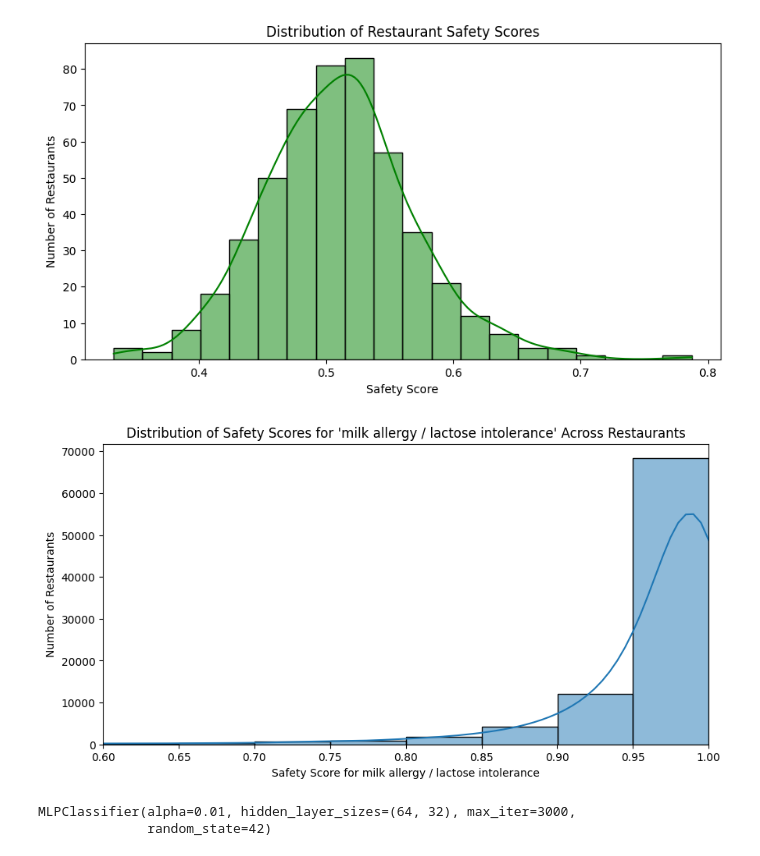
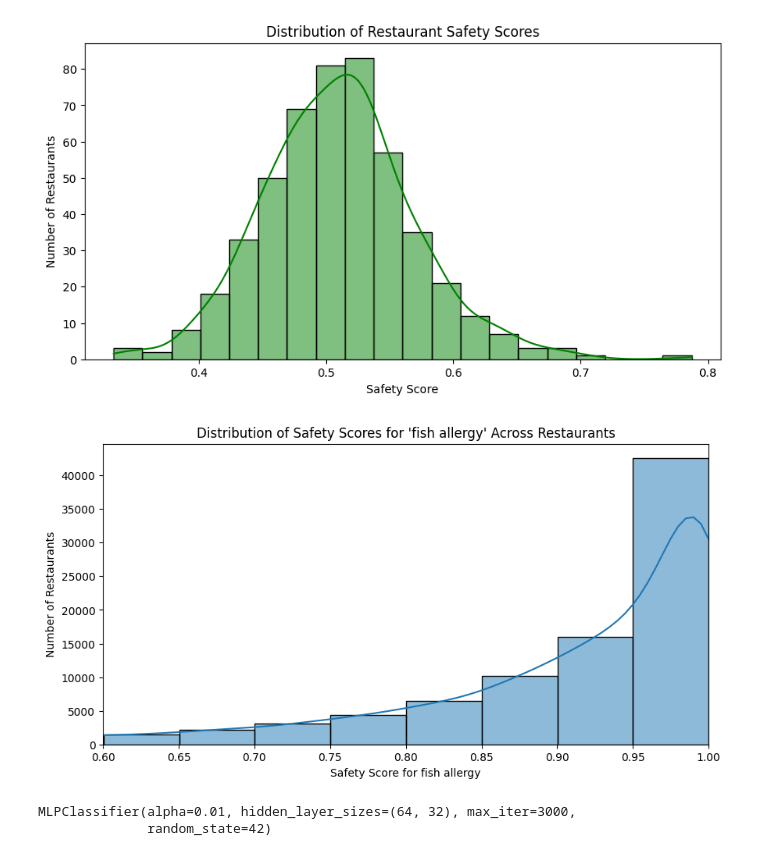
Before and after one commit to LoganStanhope/DS4420_Project, a Jupyter notebook: DS4420_Final_Project.ipynb, the cells around one changed output. Saved outputs shown, nothing was run; the diff lists cells and outputs as text; code cells hidden in the pictures.

Commit message:
Adding plots to frontend

```diff
--- a/DS4420_Final_Project.ipynb
+++ b/DS4420_Final_Project.ipynb
@@ -222,29 +222,29 @@ plt.show()
 # %%
 def plot_allergy_safety_distribution(allergy):
     allergy = allergy.lower()
     col = f"safety_{allergy}"
 
     # If safety column doesn't exist yet, compute it
     if col not in restaurantDishes.columns:
         prob_col = f"prob_{allergy}"
         if prob_col not in restaurantDishes.columns:
             raise ValueError(f"Allergy '{allergy}' not found in model predictions.")
         restaurantDishes[col] = 1 - restaurantDishes[prob_col]
 
     # Now plot the actual data column
     plt.figure(figsize=(10,5))
     plt.xlim(0.60, 1.0)
 
     sns.histplot(restaurantDishes[col], bins=20, kde=True)
     plt.xlabel(f"Safety Score for {allergy}")
     plt.ylabel("Number of Restaurants")
     plt.title(f"Distribution of Safety Scores for '{allergy}' Across Restaurants")
     plt.show()
 
 # Example:
-plot_allergy_safety_distribution("milk allergy / lactose intolerance")
+plot_allergy_safety_distribution("fish allergy")
 # %% [output]
-[figure, old version]
+[figure, new version]
 # %%
 from sklearn.model_selection import train_test_split
 
```
Also changed, not shown: 5 other files.
